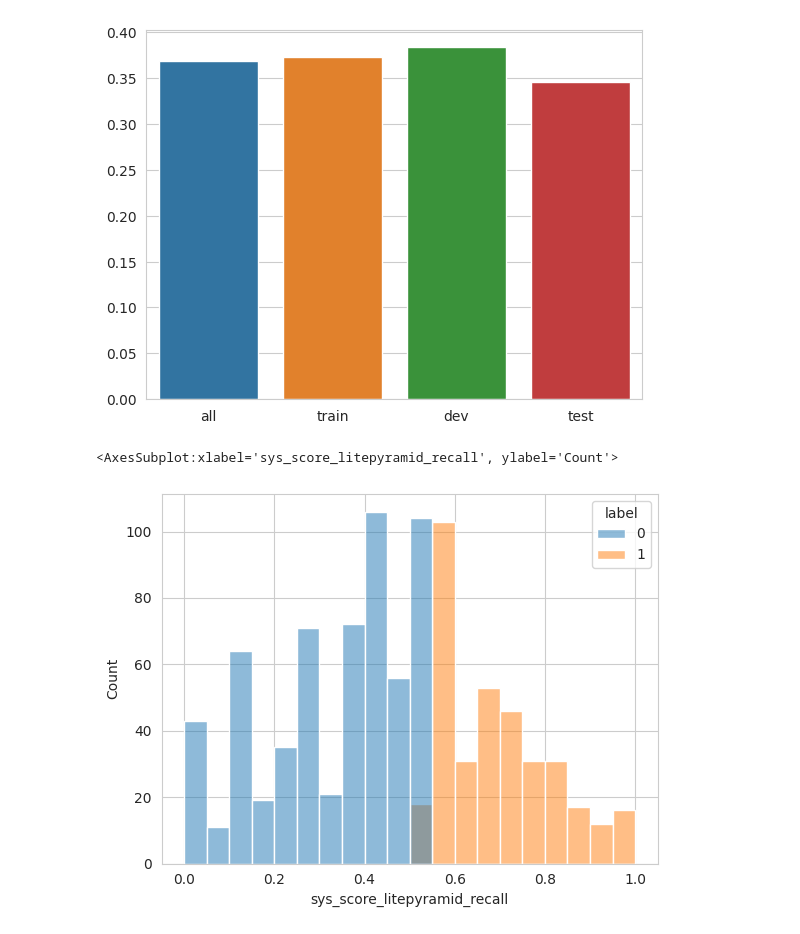
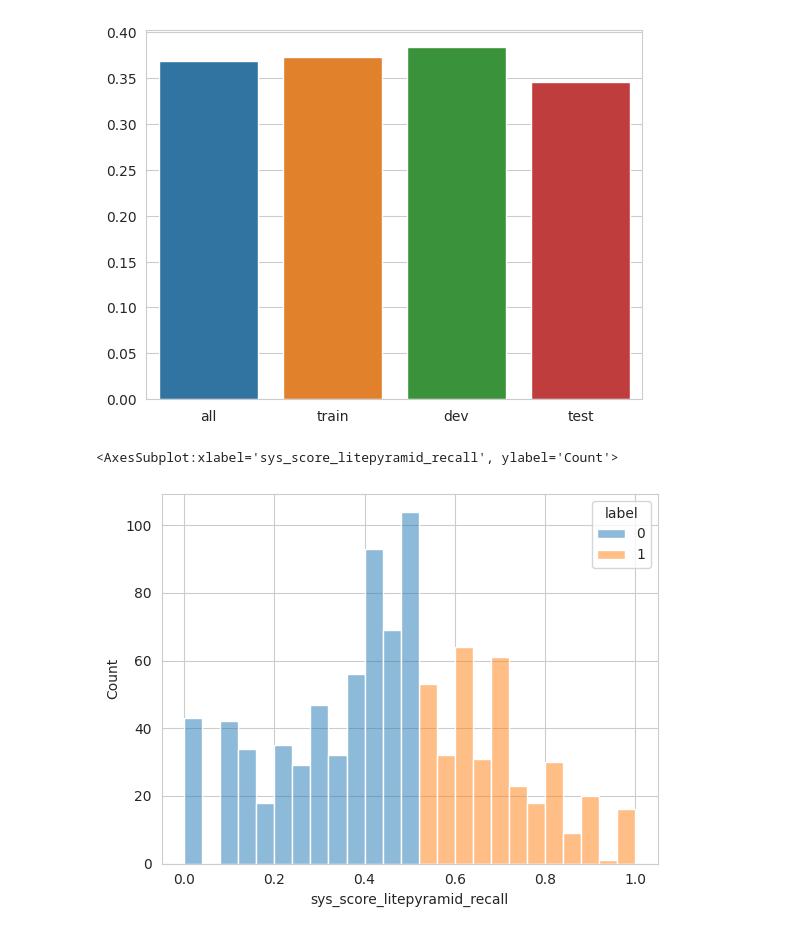
Before and after one commit to PastelBelem8/t-few, a Jupyter notebook: notebooks/2.DatasetBaselines.ipynb, the cells around one changed output. Saved outputs shown, nothing was run; the diff lists cells and outputs as text; code cells hidden in the pictures.

```diff
--- a/notebooks/2.DatasetBaselines.ipynb
+++ b/notebooks/2.DatasetBaselines.ipynb
@@ -833,11 +885,11 @@ sns.barplot(x=["all", "train", "dev", "test"],
 <AxesSubplot:>
 [figure]
 # %%
-hist_kwargs = {"bins": 20, "binrange": (0,1), "hue": "label"}
+hist_kwargs = {"bins": 25, "binrange": (0,1), "hue": "label"}
 sns.histplot(data=realsumm_train, x="sys_score_litepyramid_recall", **hist_kwargs)
 # %% [output]
 <AxesSubplot:xlabel='sys_score_litepyramid_recall', ylabel='Count'>
-[figure, old version]
+[figure, new version]
 # %%
 sns.histplot(data=realsumm_dev, x="sys_score_litepyramid_recall", **hist_kwargs)
 # %% [output]
```
Also changed, not shown: parts of 32 cells of this notebook, 4 other files.
